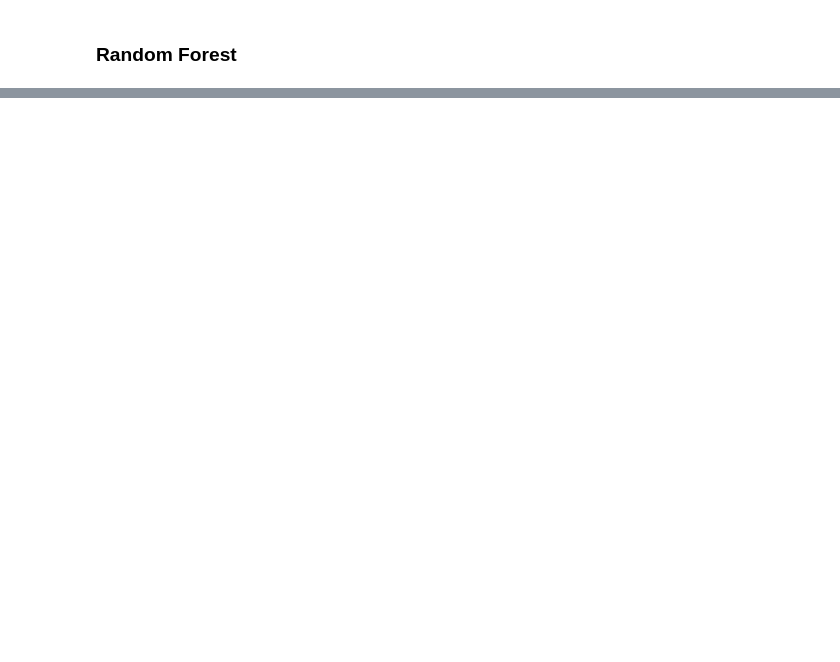
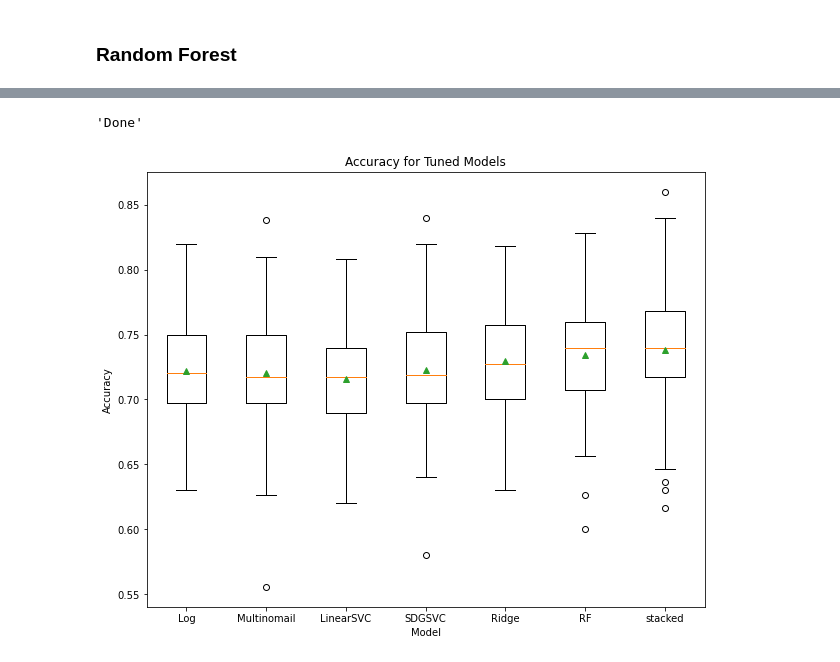
Before and after one commit to HeeebsInc/Google_Apple_Sentiment_Analysis, a Jupyter notebook: ModelingSKLearn.ipynb, the cells around one changed output, grey strips where cells are left out. Cells and saved outputs as stored; diff of their text form; code cells hidden in the pictures; blank space fills up the shorter version.

```diff
--- a/ModelingSKLearn.ipynb
+++ b/ModelingSKLearn.ipynb
@@ -127,6 +215,6 @@ Fitting 5 folds for each of 5760 candidates, totalling 28800 fits
 # %%
-vanilla_gaus = GaussianNB()
-vanilla_gaus.fit(x_train, y_train)
+vanilla_multinb = MultinomialNB()
+vanilla_multinb.fit(x_train, y_train)
 
-print(f'Vanilla Train: {vanilla_gaus.score(x_train, y_train)}')
-print(f'Vanilla Test: {vanilla_gaus.score(x_test, y_test)}')
+print(f'Vanilla Train: {vanilla_multinb.score(x_train, y_train)}')
+print(f'Vanilla Test: {vanilla_multinb.score(x_test, y_test)}')
@@ -266,0 +570,32 @@ log.predict_proba(new_sent)
+# %%
+models = {'Log': LogisticRegression(C= 0.5, class_weight= None,
+                                    dual= False, intercept_scaling= 1, max_iter= 1000,
+                                    penalty= 'l2', solver= 'sag', tol= 0.0001),
+          'Multinomail': MultinomialNB(alpha = .5),
+          'LinearSVC': LinearSVC(C = .5, intercept_scaling = .5, tol = .5, random_state = 10),
+          'SDGSVC': SGDClassifier(random_state = 10, alpha= 0.0001, average= True,
+                                  epsilon= 0.01, l1_ratio= 0.001, loss= 'log',
+                                  max_iter= 1000, n_iter_no_change= 5,
+                                  penalty= 'l1', power_t= 0.01, shuffle= False, tol= 0.1),
+          'Ridge': RidgeClassifier(random_state = 10, alpha= 1.5, normalize= True, solver= 'lsqr', tol= 0.01),
+          'RF': RandomForestClassifier(random_state = 10, bootstrap= True, ccp_alpha= 0.0,
+                                       class_weight= 'balanced_subsample', criterion= 'gini',
+                                       max_depth= 50, max_features= 'log2', max_leaf_nodes= None,
+                                       min_samples_leaf= 1, min_samples_split= 5, n_estimators= 150)}
+
+#create stacked model
+new_models = stacked_model(models)
+
+# getting results and model
+result_dict = test_models(x_train, y_train, new_models, n_jobs = -1)
+
+save_cv_results(result_dict, 'models/FinalTunedResults.p')
+# %% [output]
+'Done'
+# %%
+results = [i[1] for i in result_dict.items()]
+model_names = [i for i in result_dict.keys()]
+plot_model_results(results, model_names, 'figures/VanillaResults3', figure_title = 'Accuracy for Tuned Models',
+                   figsize = (10, 8))
+# %% [output]
+[figure, added]
```
Also changed, not shown: parts of 34 cells of this notebook, 10 other files.
